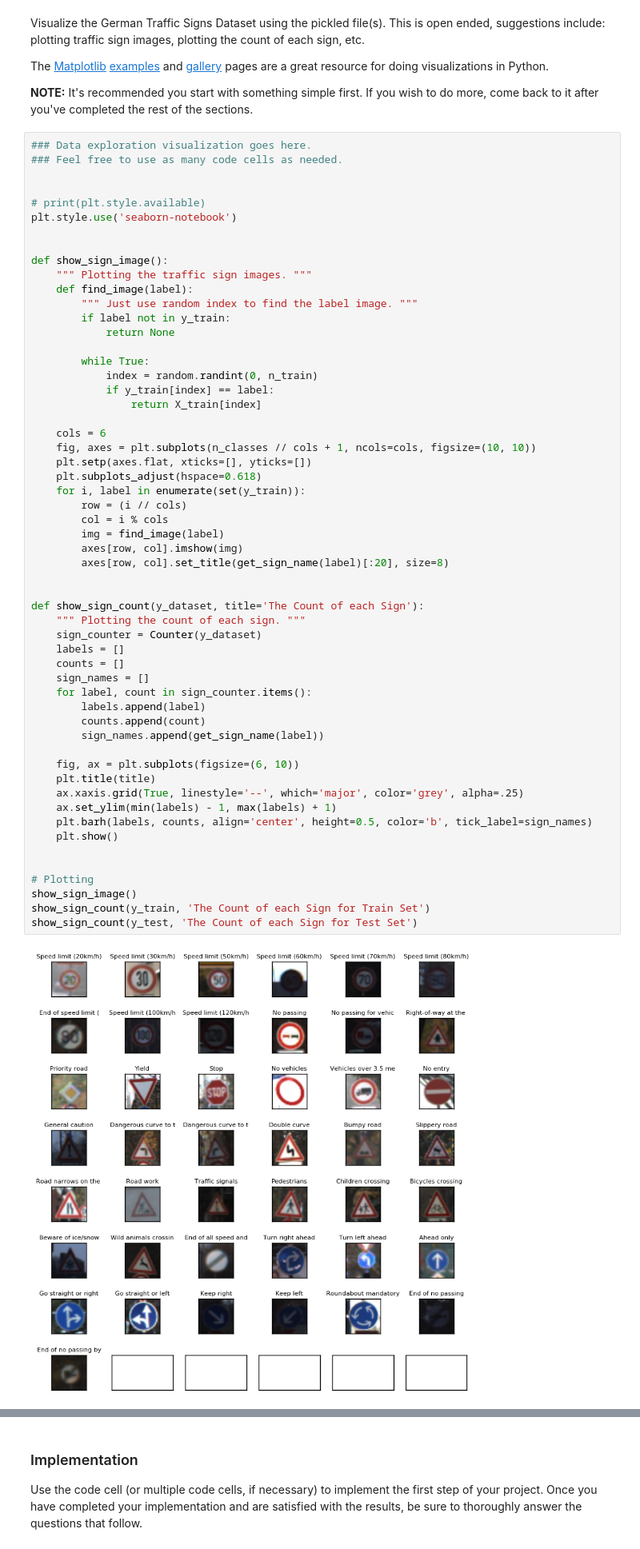
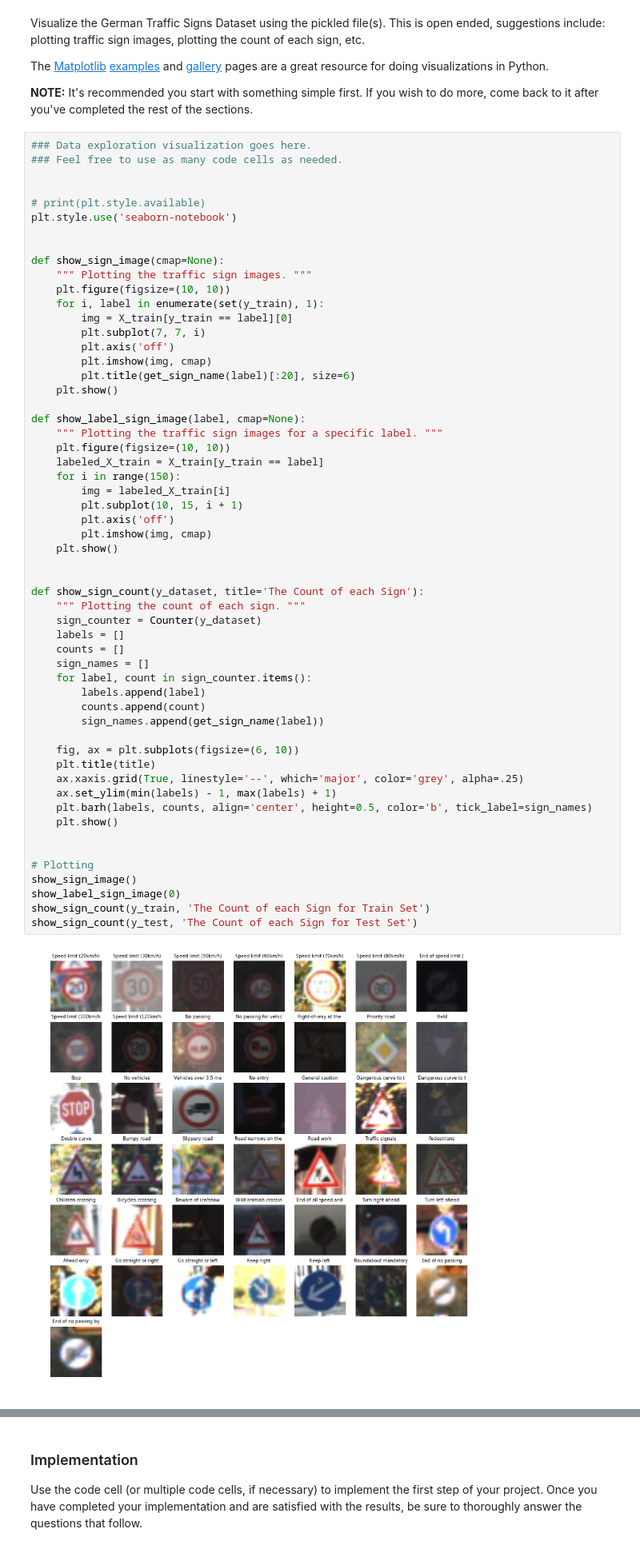
Before and after one commit to romain-li/CarND-Traffic-Sign-Classifier-Project, a Jupyter notebook: Traffic_Sign_Classifier.ipynb, the cells around one changed output, grey strips where cells are left out. Shown at 80% size. Cells and saved outputs as stored; diff of their text form.

```diff
--- a/Traffic_Sign_Classifier.ipynb
+++ b/Traffic_Sign_Classifier.ipynb
@@ -109,52 +118,52 @@ The [Matplotlib](http://matplotlib.org/) [examples](http://matplotlib.org/exampl
 plt.style.use('seaborn-notebook')
 
 
-def show_sign_image():
+def show_sign_image(cmap=None):
     """ Plotting the traffic sign images. """
-    def find_image(label):
-        """ Just use random index to find the label image. """
-        if label not in y_train:
-            return None
+    plt.figure(figsize=(10, 10))
+    for i, label in enumerate(set(y_train), 1):
+        img = X_train[y_train == label][0]
+        plt.subplot(7, 7, i)
+        plt.axis('off')
+        plt.imshow(img, cmap)
+        plt.title(get_sign_name(label)[:20], size=6)
+    plt.show()
 
-        while True:
-            index = random.randint(0, n_train)
-            if y_train[index] == label:
-                return X_train[index]
-
-    cols = 6
-    fig, axes = plt.subplots(n_classes // cols + 1, ncols=cols, figsize=(10, 10))
-    plt.setp(axes.flat, xticks=[], yticks=[])
-    plt.subplots_adjust(hspace=0.618)
-    for i, label in enumerate(set(y_train)):
-        row = (i // cols)
-        col = i % cols
-        img = find_image(label)
-        axes[row, col].imshow(img)
-        axes[row, col].set_title(get_sign_name(label)[:20], size=8)
+def show_label_sign_image(label, cmap=None):
+    """ Plotting the traffic sign images for a specific label. """
+    plt.figure(figsize=(10, 10))
+    labeled_X_train = X_train[y_train == label]
+    for i in range(150):
+        img = labeled_X_train[i]
+        plt.subplot(10, 15, i + 1)
+        plt.axis('off')
+        plt.imshow(img, cmap)
+    plt.show()
 
 
 def show_sign_count(y_dataset, title='The Count of each Sign'):
     """ Plotting the count of each sign. """
     sign_counter = Counter(y_dataset)
     labels = []
     counts = []
     sign_names = []
     for label, count in sign_counter.items():
         labels.append(label)
         counts.append(count)
         sign_names.append(get_sign_name(label))
 
     fig, ax = plt.subplots(figsize=(6, 10))
     plt.title(title)
     ax.xaxis.grid(True, linestyle='--', which='major', color='grey', alpha=.25)
     ax.set_ylim(min(labels) - 1, max(labels) + 1)
     plt.barh(labels, counts, align='center', height=0.5, color='b', tick_label=sign_names)
     plt.show()
 
 
 # Plotting
 show_sign_image()
+show_label_sign_image(0)
 show_sign_count(y_train, 'The Count of each Sign for Train Set')
 show_sign_count(y_test, 'The Count of each Sign for Test Set')
 # %% [output]
-[figure, old version]
+[figure, new version]
```
Also changed, not shown: parts of 39 cells of this notebook, 6 other files.
